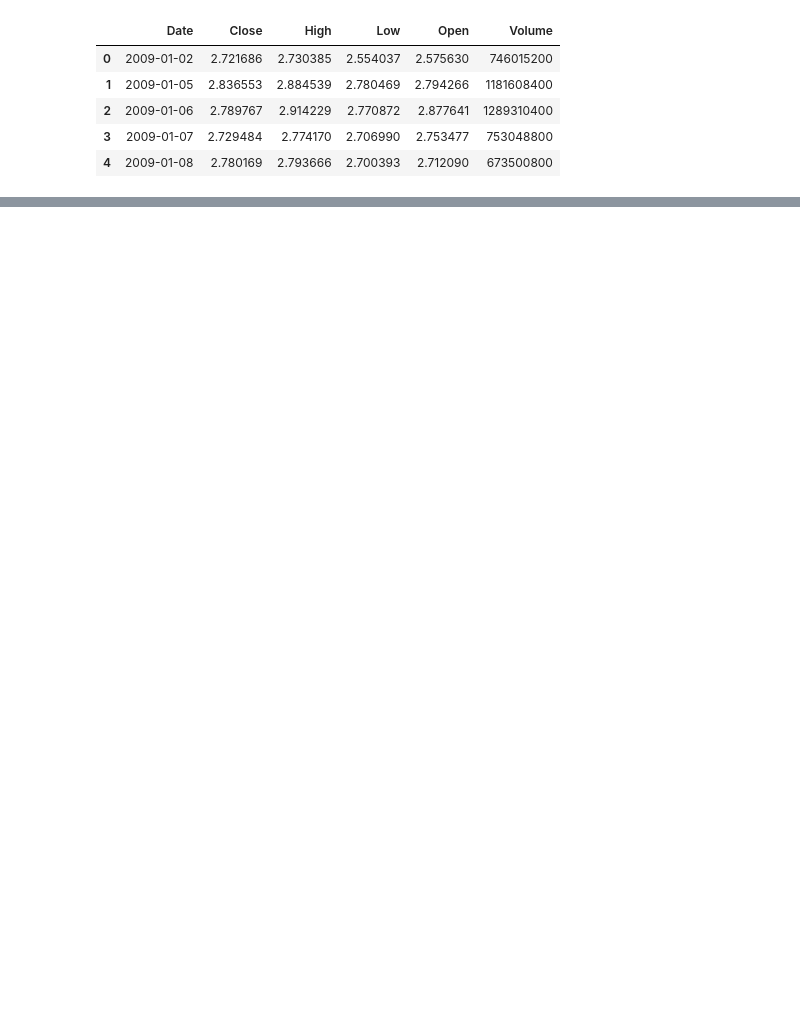
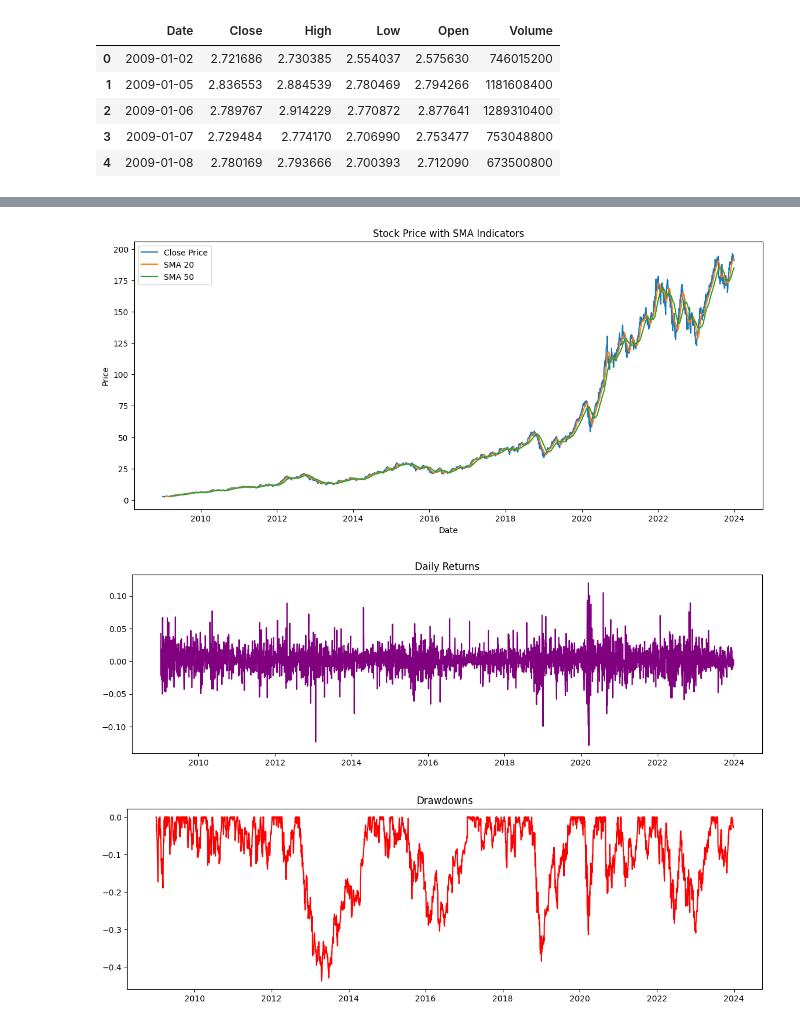
Before and after one commit to yosefmaregn2017-droid/ratings-sentiment-project, a Jupyter notebook: notebooks/Task2_Quantitative_Analysis.ipynb, the cells around one changed output, grey strips where cells are left out. Drawn from its saved outputs; the diff is of its cells as text; code cells hidden in the pictures; blank space fills up the shorter version.

```diff
--- a/notebooks/Task2_Quantitative_Analysis.ipynb
+++ b/notebooks/Task2_Quantitative_Analysis.ipynb
@@ -156,0 +96,46 @@ df_price.tail()
+# %%
+# Ensure Date is datetime type and sorted
+df_price['Date'] = pd.to_datetime(df_price['Date'])
+df_price = df_price.sort_values('Date')
+
+# Daily returns
+df_price['daily_return'] = df_price['Close'].pct_change()
+df_price['cumulative_return'] = (1 + df_price['daily_return']).cumprod()
+# %%
+# 20-day rolling volatility
+df_price['volatility_20'] = df_price['daily_return'].rolling(window=20).std()
+
+# 50-day rolling volatility
+df_price['volatility_50'] = df_price['daily_return'].rolling(window=50).std()
+# %%
+df_price['rolling_max'] = df_price['Close'].cummax()
+df_price['drawdown'] = df_price['Close']/df_price['rolling_max'] - 1
+# %%
+import matplotlib.pyplot as plt
+
+# Plot Close Price + SMA
+plt.figure(figsize=(14,6))
+plt.plot(df_price['Date'], df_price['Close'], label='Close Price')
+plt.plot(df_price['Date'], df_price['SMA_20'], label='SMA 20')
+plt.plot(df_price['Date'], df_price['SMA_50'], label='SMA 50')
+plt.title("Stock Price with SMA Indicators")
+plt.xlabel("Date")
+plt.ylabel("Price")
+plt.legend()
+plt.show()
+
+# Daily Returns
+plt.figure(figsize=(14,4))
+plt.plot(df_price['Date'], df_price['daily_return'], color='purple')
+plt.title("Daily Returns")
+plt.show()
+
+# Drawdowns
+plt.figure(figsize=(14,4))
+plt.plot(df_price['Date'], df_price['drawdown'], color='red')
+plt.title("Drawdowns")
+plt.show()
+# %% [output]
+[figure, added]
+[figure, added]
+[figure, added]
```
Also changed, not shown: parts of 20 cells of this notebook.
